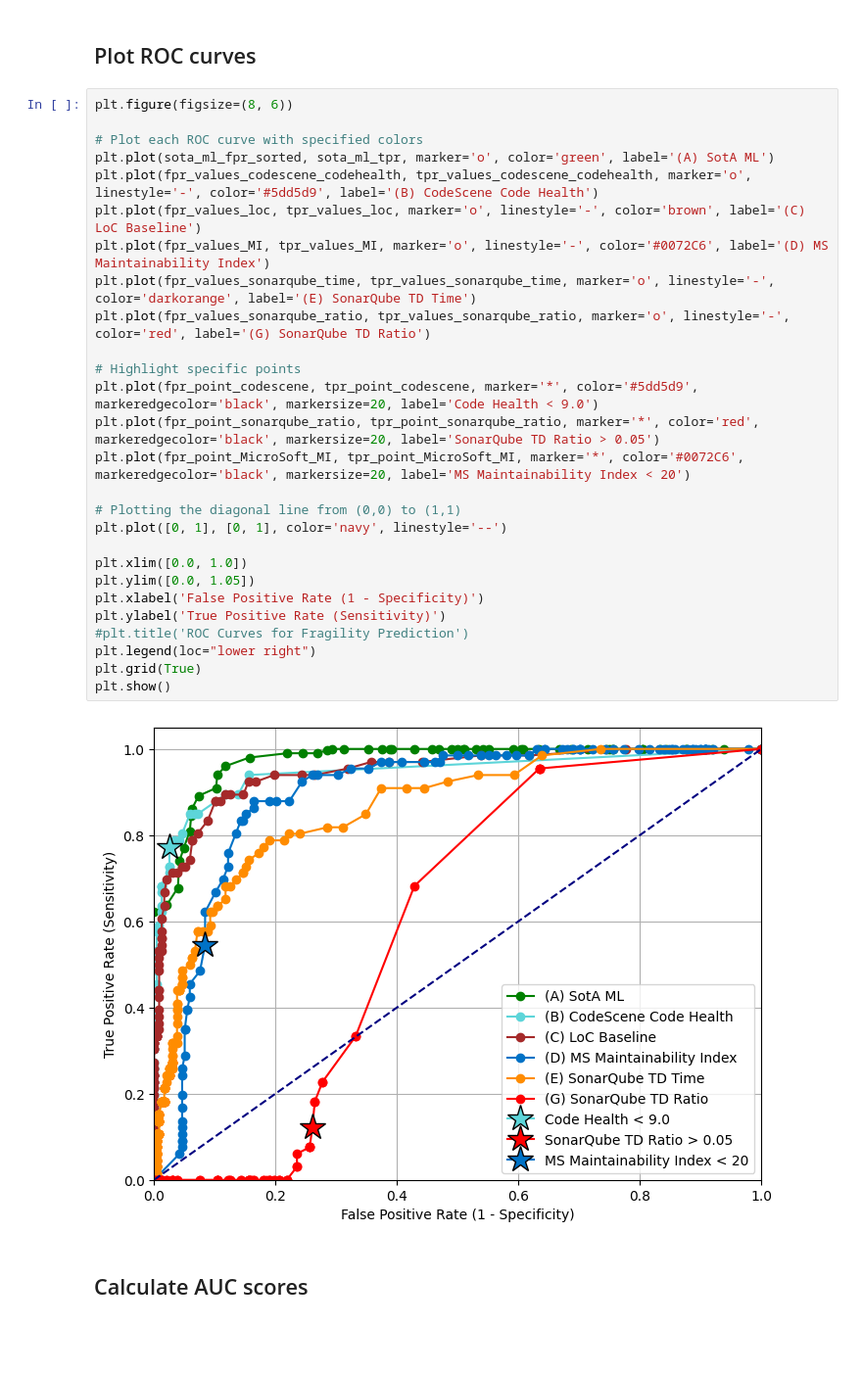
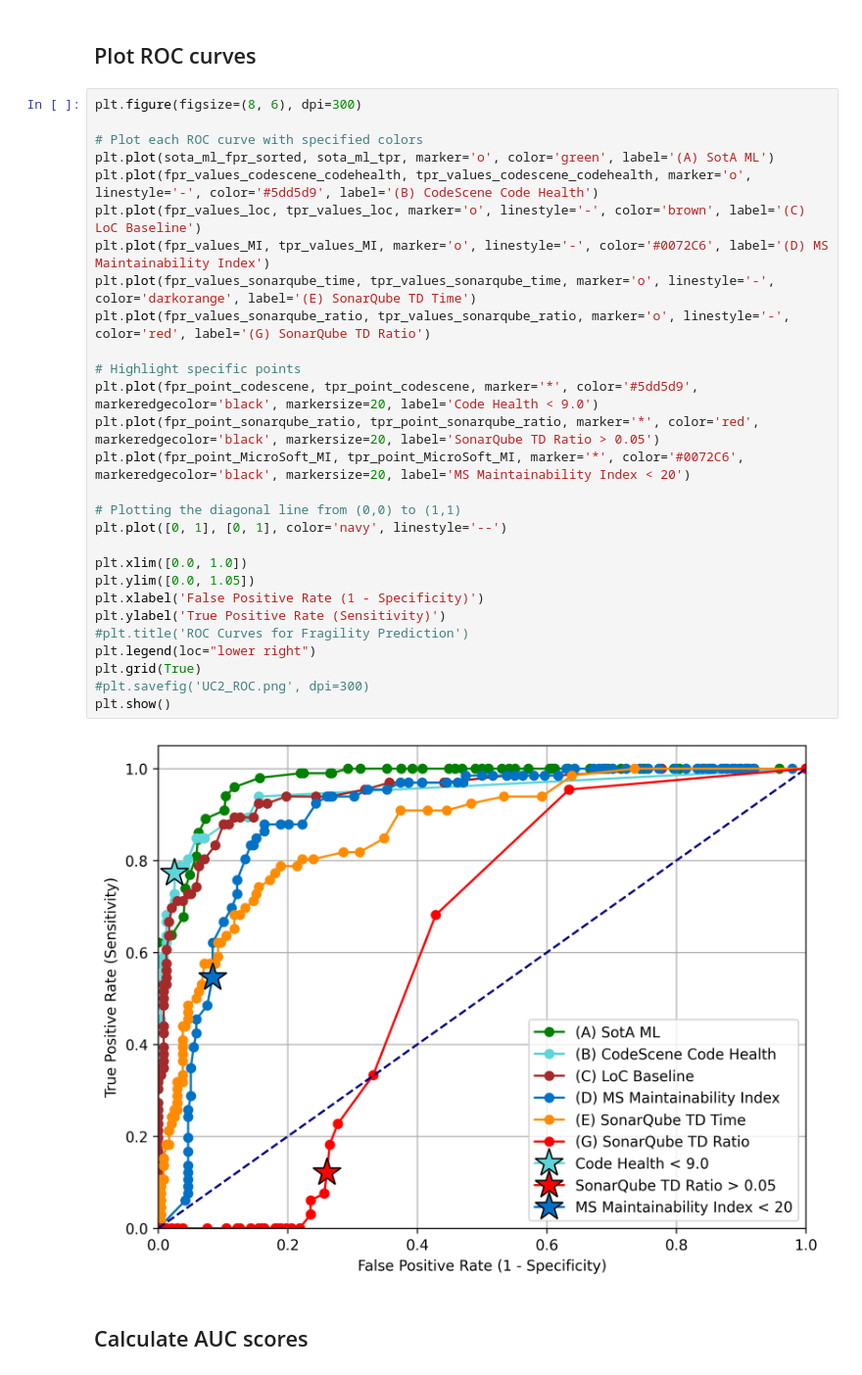
Before and after one commit to codescene-research/maintainability-benchmarking-icsme-2024, a Jupyter notebook: uc2_liability_prediction.ipynb, the cells around one changed output. Shown: that part at 98% size. Cells and saved outputs as stored; diff of their text form; blank space fills up the shorter version.

Commit message:
Increase plot resolution

```diff
--- a/uc2_liability_prediction.ipynb
+++ b/uc2_liability_prediction.ipynb
@@ -690,34 +690,35 @@ Microsoft Maintainability Index <20:  (0.08403361344537816, 0.5454545454545454)
 # %% [markdown]
 ## Plot ROC curves
 # %%
-plt.figure(figsize=(8, 6))
+plt.figure(figsize=(8, 6), dpi=300)
 
 # Plot each ROC curve with specified colors
 plt.plot(sota_ml_fpr_sorted, sota_ml_tpr, marker='o', color='green', label='(A) SotA ML')
 plt.plot(fpr_values_codescene_codehealth, tpr_values_codescene_codehealth, marker='o', linestyle='-', color='#5dd5d9', label='(B) CodeScene Code Health')
 plt.plot(fpr_values_loc, tpr_values_loc, marker='o', linestyle='-', color='brown', label='(C) LoC Baseline')
 plt.plot(fpr_values_MI, tpr_values_MI, marker='o', linestyle='-', color='#0072C6', label='(D) MS Maintainability Index')
 plt.plot(fpr_values_sonarqube_time, tpr_values_sonarqube_time, marker='o', linestyle='-', color='darkorange', label='(E) SonarQube TD Time')
 plt.plot(fpr_values_sonarqube_ratio, tpr_values_sonarqube_ratio, marker='o', linestyle='-', color='red', label='(G) SonarQube TD Ratio')
 
 # Highlight specific points
 plt.plot(fpr_point_codescene, tpr_point_codescene, marker='*', color='#5dd5d9', markeredgecolor='black', markersize=20, label='Code Health < 9.0')
 plt.plot(fpr_point_sonarqube_ratio, tpr_point_sonarqube_ratio, marker='*', color='red', markeredgecolor='black', markersize=20, label='SonarQube TD Ratio > 0.05')
 plt.plot(fpr_point_MicroSoft_MI, tpr_point_MicroSoft_MI, marker='*', color='#0072C6', markeredgecolor='black', markersize=20, label='MS Maintainability Index < 20')
 
 # Plotting the diagonal line from (0,0) to (1,1)
 plt.plot([0, 1], [0, 1], color='navy', linestyle='--')
 
 plt.xlim([0.0, 1.0])
 plt.ylim([0.0, 1.05])
 plt.xlabel('False Positive Rate (1 - Specificity)')
 plt.ylabel('True Positive Rate (Sensitivity)')
 #plt.title('ROC Curves for Fragility Prediction')
 plt.legend(loc="lower right")
 plt.grid(True)
+#plt.savefig('UC2_ROC.png', dpi=300)
 plt.show()
 # %% [output]
-[figure, old version]
+[figure, new version]
 # %% [markdown]
 ## Calculate AUC scores
 # %%
```
Also changed, not shown: parts of 1 cell of this notebook.
